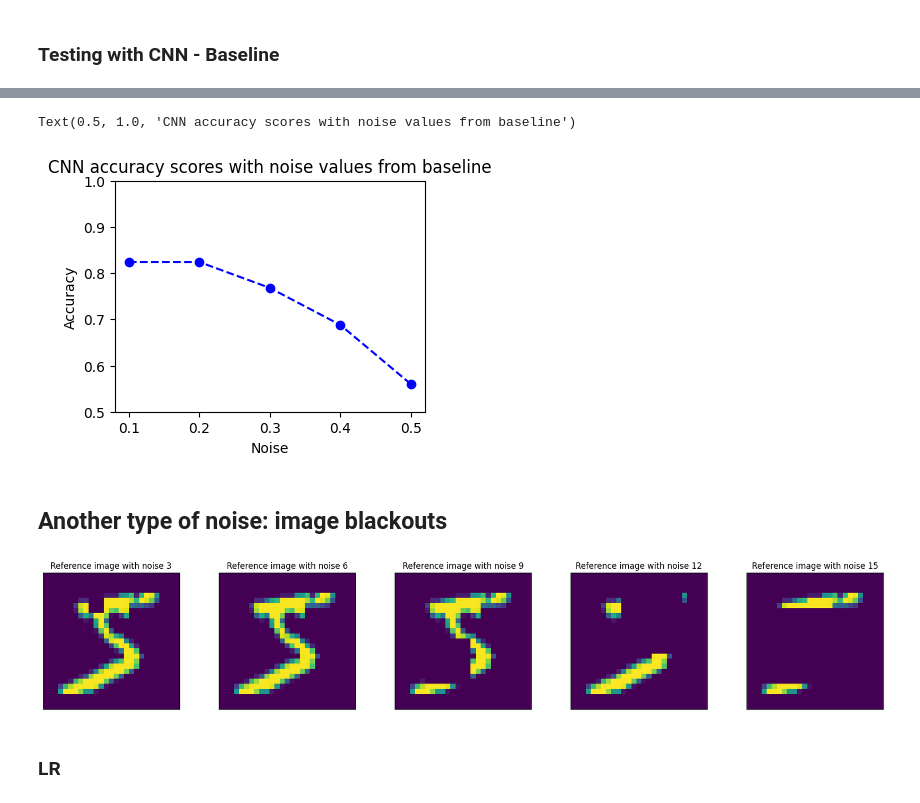
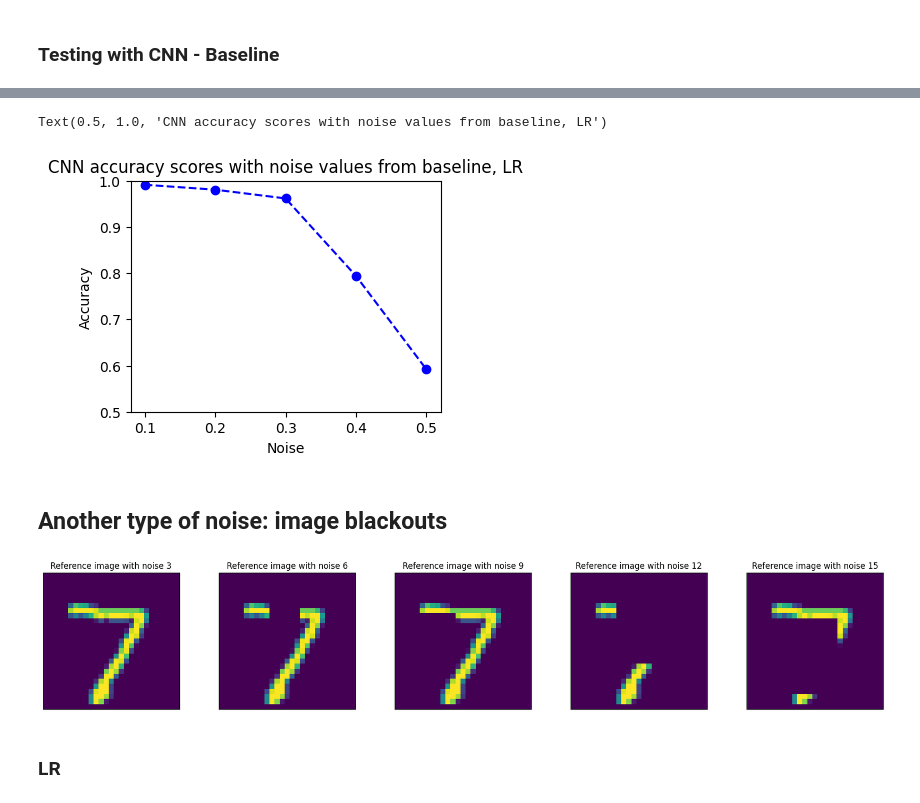
Before and after one commit to dherikk/master-experiments, a Jupyter notebook: cnn_noise_experiments.ipynb, the cells around one changed output, grey strips where cells are left out. Cells and saved outputs as stored; diff of their text form; code cells hidden in the pictures.

```diff
--- a/cnn_noise_experiments.ipynb
+++ b/cnn_noise_experiments.ipynb
@@ -277,14 +327,14 @@ scores_noisy_svm.append(score_clfs_noisy(clfs_svm_exp6, dataset_exp6))
 ### Results from SVM
 # %%
 fig, ax = plt.subplots(2, 4, figsize=(18, 7))
-for i in range(7):
+for i in range(8):
     k, j = i // 4, i % 4
     ax[k][j].plot([str(t) for t in noises], scores_noisy_svm[i], linestyle='--', marker='o', color='b', label='Accuracy score')
     ax[k][j].set_title(f"Accuracy scores with\n noise values from experiment {i}" if i > 0 else "Accuracy scores with\n noise values from baseline")
-    ax[k][j].set_ylim([.3, 1.])
+    ax[k][j].set_ylim([.0, 1.])
     ax[k][j].set_xlabel("Noise")
 fig.tight_layout(rect=(0., 0.03, 1., 0.9))
-fig.suptitle(f"Trained on MNIST with SVM estimator, tested on noisy images. \nTrained on {int((1 - TEST_FRACTION) * DATA_SIZE)} images. Tested on {int(TEST_FRACTION * DATA_SIZE)} images",
+fig.suptitle(f"Trained on MNIST with SVM estimator, tested on noisy images. \nTrained on {data_train.shape[0]} images. Tested on {data_test.shape[0]} images",
              fontsize=20)
-fig.delaxes(ax[1,3])
+#fig.delaxes(ax[1,3])
 # %% [output]
@@ -305,6 +356,8 @@ To enable the following instructions: AVX2 FMA, in other operations, rebuild Ten
 # %%
-data_train_cnn = [data_train for _ in range(len(noises))]
-noisy_mnists_pixelshape = [np.expand_dims(data, -1) for data in data_train_cnn]
-input_shape = noisy_mnists_pixelshape[0][0].shape[-3:]
-classes = np.unique(labels_train).shape[0]
-labels_binary = keras.utils.to_categorical(labels_train, classes)
+mnist_train_pixelshape = [np.expand_dims(data, -1) for data in data_train]
+mnist_test_pixelshape = [np.expand_dims(data, -1) for data in data_test]
+
+input_shape = mnist_train_pixelshape[0].shape[-3:]
+classes = np.unique(train_labels).shape[0]
+train_labels_binary = keras.utils.to_categorical(train_labels, classes)
+test_labels_binary = keras.utils.to_categorical(test_labels, classes)
@@ -333,30 +381,30 @@ def add_noise(std, img, shape):
     return img + noi[..., np.newaxis]
 
 
-def score_cnn(clfs, dataset):
+def score_cnn(clfs, X_train, y_train, X_test, y_test):
     scores = []
     batch_size = 128
     epochs = 15
+    X_tr = np.array(X_train)
 
     for i, clf in enumerate(clfs):
-        X_te = dataset[i][1]
-        X_te = np.array([add_noise(noises[i], img, (27, 27)) for img in X_te])
+        X_te = np.array([add_noise(noises[i], img, (27, 27)) for img in X_test])
         clf.compile(loss="categorical_crossentropy", optimizer="adam", metrics=["accuracy"])
-        clf.fit(dataset[i][0], dataset[i][2], batch_size=batch_size, epochs=epochs, validation_split=0.1, verbose=0)
-        scores.append(clf.evaluate(X_te, dataset[i][3], verbose=0)[1])
+        clf.fit(X_tr, y_train, batch_size=batch_size, epochs=epochs, validation_split=0.1, verbose=0)
+        scores.append(clf.evaluate(X_te, y_test, verbose=0)[1])
     return scores
 # %%
 clfs_bl_cnn = [make_model_baseline(input_shape=input_shape, num_classes=classes) for _ in range(len(noises))]
-cnn_scores_noise.append(score_cnn(clfs_bl_cnn, transformed_baseline_dataset))
+cnn_scores_noise.append(score_cnn(clfs_bl_cnn, mnist_train_pixelshape, train_labels_binary, mnist_test_pixelshape, test_labels_binary))
 # %%
 plt.plot([str(t) for t in noises], cnn_scores_noise[0], linestyle='--', marker='o', color='b', label='Accuracy score')
 plt.ylim([.5, 1.])
 plt.ylabel("Accuracy")
 plt.xlabel("Noise")
-plt.title("CNN accuracy scores with noise values from baseline")
+plt.title("CNN accuracy scores with noise values from baseline, LR")
 # %% [output]
-Text(0.5, 1.0, 'CNN accuracy scores with noise values from baseline')
+Text(0.5, 1.0, 'CNN accuracy scores with noise values from baseline, LR')
-[figure, old version]
+[figure, new version]
 # %% [markdown]
 ## Another type of noise: image blackouts
 # %%
@@ -373,13 +421,13 @@ blackout_mnists = [np.array([black_out_section(img, size) for img in mnist_copy]
 # %%
 fig, ax = plt.subplots(1, 5, figsize=(18, 3))
 for i in range(5):
-    ax[i].imshow(blackout_mnists[i][0])
+    ax[i].imshow(blackout_tests[i][0])
     ax[i].set_xticks(())
     ax[i].set_yticks(())
     ax[i].set_title(f"Reference image with noise {blackout_sizes[i]}")
 plt.tight_layout(pad=0.0)
 # %% [output]
-[figure, old version]
+[figure, new version]
 # %% [markdown]
 ### LR
 # %%
```
Also changed, not shown: parts of 82 cells of this notebook, 17 other files.
